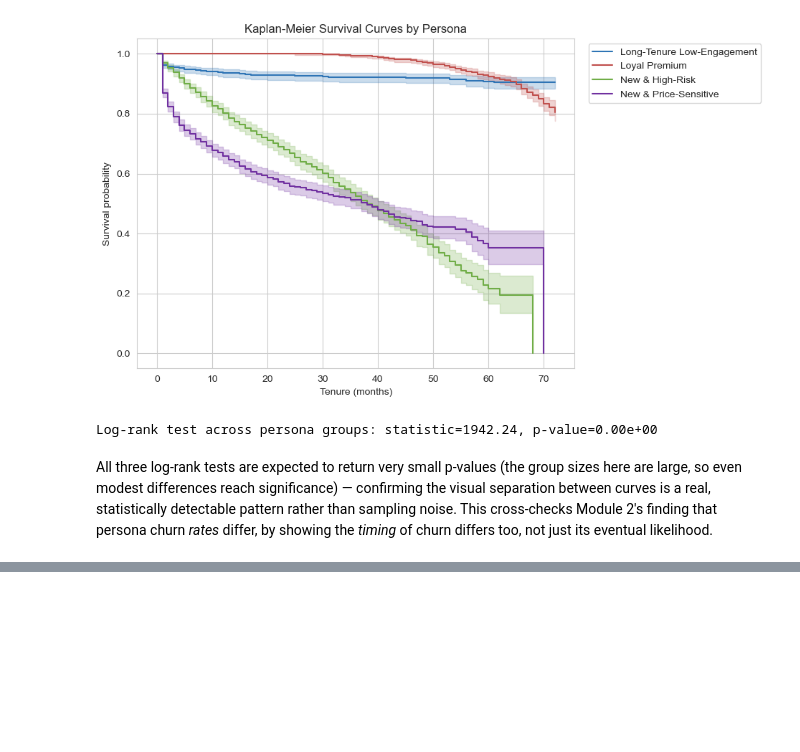
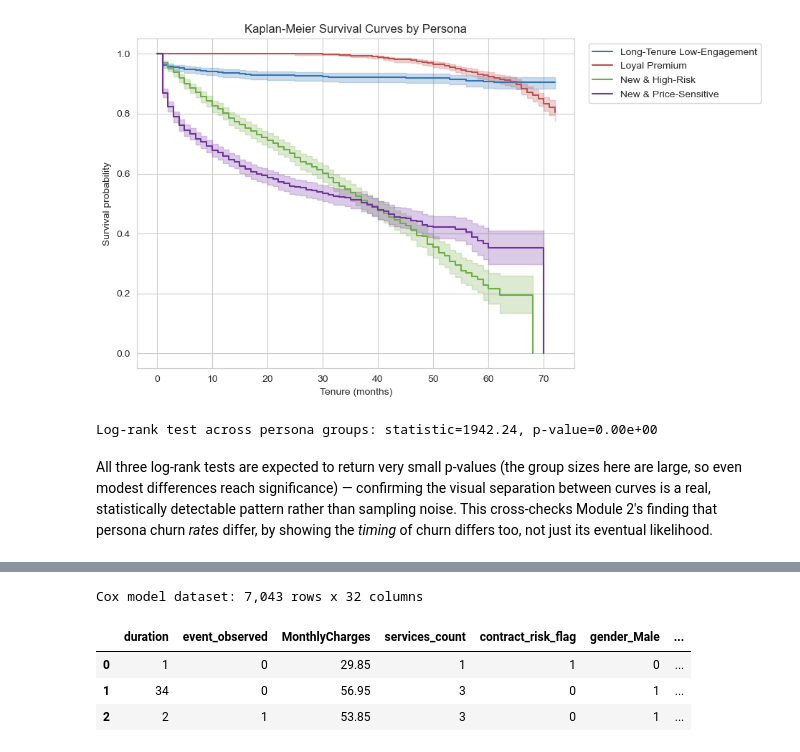
Before and after one commit to danielowuor/Customer-Retention-Intelligence-System, a Jupyter notebook: notebooks/04_survival_analysis.ipynb, the cells around one changed output, grey strips where cells are left out. Drawn from its saved outputs; the diff is of its cells as text; code cells hidden in the pictures; blank space fills up the shorter version.

```diff
--- a/notebooks/04_survival_analysis.ipynb
+++ b/notebooks/04_survival_analysis.ipynb
@@ -191,0 +198,26 @@ All three log-rank tests are expected to return very small p-values (the group s
+# %%
+numeric_features = ["MonthlyCharges", "services_count", "contract_risk_flag"]
+categorical_features = [
+    "gender", "SeniorCitizen", "Partner", "Dependents",
+    "PhoneService", "MultipleLines", "InternetService",
+    "OnlineSecurity", "OnlineBackup", "DeviceProtection", "TechSupport",
+    "StreamingTV", "StreamingMovies", "Contract", "PaperlessBilling", "PaymentMethod",
+]
+# Note: tenure is excluded from the covariate list here since it IS the survival duration
+# (using it as both the time axis and a covariate would be circular).
+
+cox_df = pd.get_dummies(df[["duration", "event_observed"] + numeric_features + categorical_features],
+                         columns=categorical_features, drop_first=True)
+
+# lifelines needs plain numeric dtypes, not pandas' nullable/boolean dummy dtype
+bool_cols = cox_df.select_dtypes(include="bool").columns
+cox_df[bool_cols] = cox_df[bool_cols].astype(int)
+
+print(f"Cox model dataset: {cox_df.shape[0]:,} rows x {cox_df.shape[1]} columns")
+cox_df.head(3)
+# %% [output]
+Cox model dataset: 7,043 rows x 32 columns
+|  | duration | event_observed | MonthlyCharges | services_count | contract_risk_flag | gender_Male | ... |
+| 0 | 1 | 0 | 29.85 | 1 | 1 | 0 | ... |
+| 1 | 34 | 0 | 56.95 | 3 | 0 | 1 | ... |
+| 2 | 2 | 1 | 53.85 | 3 | 0 | 1 | ... |
```
Also changed, not shown: parts of 9 cells of this notebook.
